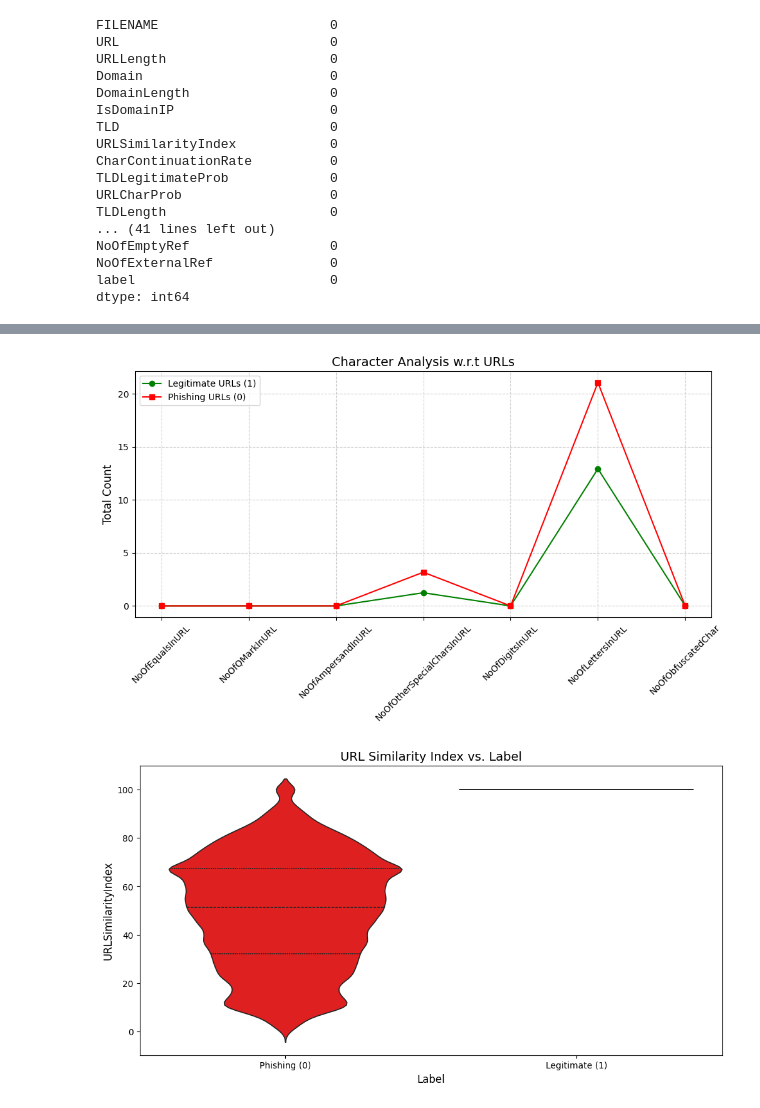
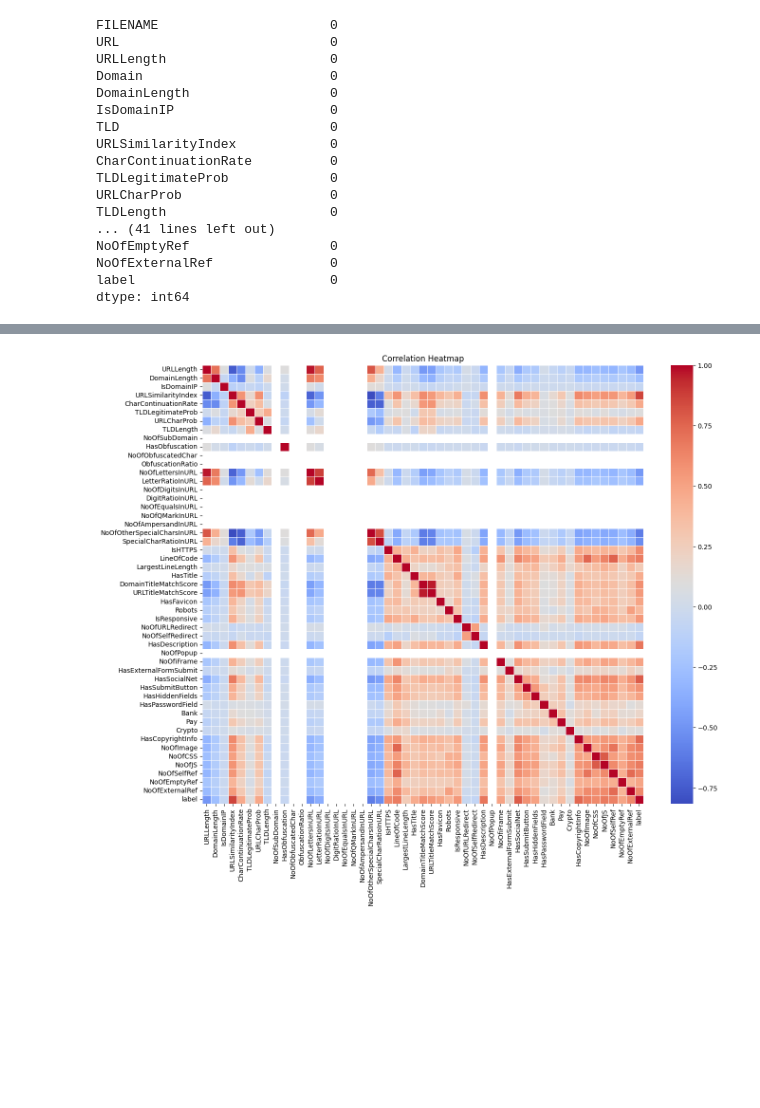
Before and after one commit to Somanshu-Mahajan/Phishing-URL-Detection, a Jupyter notebook: phishing_urls.ipynb, the cells around one changed output, grey strips where cells are left out. Cells and saved outputs as stored; diff of their text form; code cells hidden in the pictures; blank space fills up the shorter version.

```diff
--- a/phishing_urls.ipynb
+++ b/phishing_urls.ipynb
@@ -189,35 +165,10 @@ plt.show()
-# %%
-features = [
-    "NoOfEqualsInURL", "NoOfQMarkInURL", "NoOfAmpersandInURL", "NoOfOtherSpecialCharsInURL", "NoOfDigitsInURL", "NoOfLettersInURL", "NoOfObfuscatedChar"
-]
-
-legit_counts = url[url["label"] == 1][features].mean()
-phish_counts = url[url["label"] == 0][features].mean()
-x = np.arange(len(features))
-
-fig, ax = plt.subplots(figsize=(10, 6))
-
-ax.plot(x, legit_counts, marker='o', linestyle='-', color='green', label="Legitimate URLs (1)")
-ax.plot(x, phish_counts, marker='s', linestyle='-', color='red', label="Phishing URLs (0)")
-ax.set_ylabel("Total Count", fontsize=12)
-ax.set_title("Character Analysis w.r.t URLs", fontsize=14)
-
-ax.set_xticks(x)
-ax.set_xticklabels(features, rotation=45, fontsize=10)
-
-ax.legend()
-plt.grid(True, linestyle="--", alpha=0.6)
-plt.tight_layout()
-plt.show()
-# %% [output]
-[figure, removed]
-# %%
-plt.figure(figsize=(12, 6))
-sns.violinplot(x=url["label"], y=url["URLSimilarityIndex"], palette=["red", "green"], inner="quartile")
-plt.xticks([0, 1], ["Phishing (0)", "Legitimate (1)"])
-plt.xlabel("Label", fontsize=12)
-plt.ylabel("URLSimilarityIndex", fontsize=12)
-plt.title("URL Similarity Index vs. Label", fontsize=14)
-plt.show()
-# %% [output]
-[figure, removed]
+# %%
+correlation_matrix = url.select_dtypes(exclude="object").corr()
+plt.figure(figsize=(15, 12))
+sns.heatmap(correlation_matrix, annot=False, cmap='coolwarm', linewidths=0.5)
+
+# Display the plot
+plt.title("Correlation Heatmap")
+plt.show()
+# %% [output]
+[figure, added]
```
Also changed, not shown: parts of 4 cells of this notebook.
